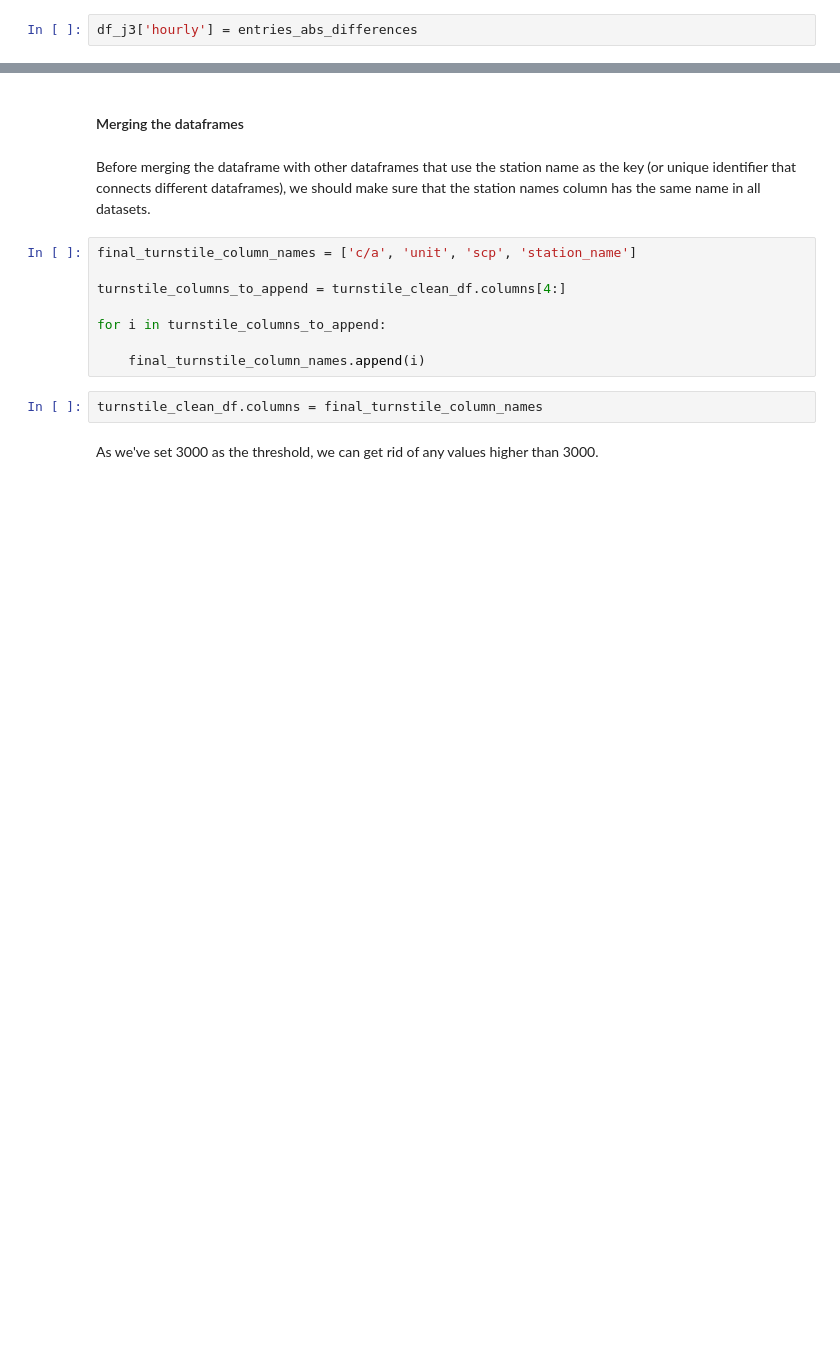
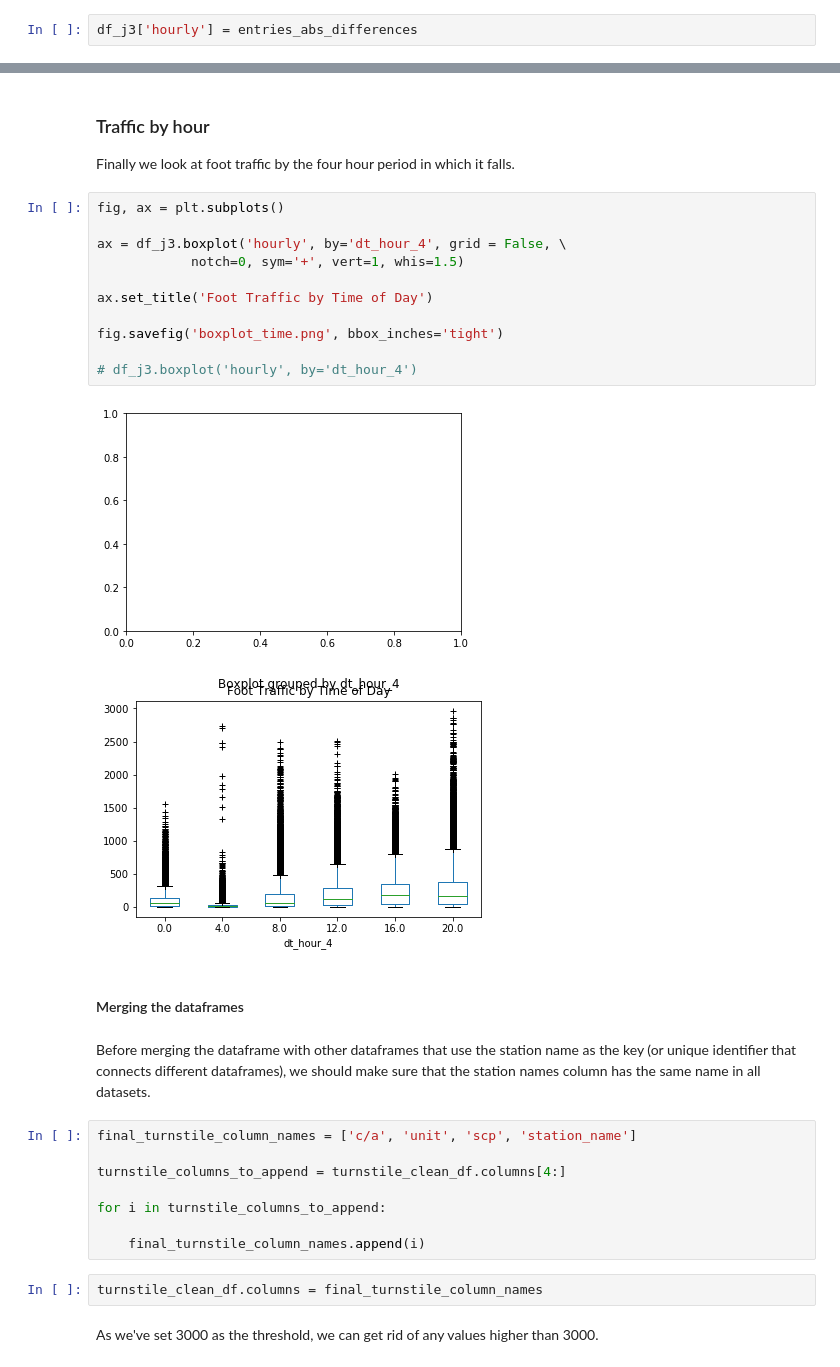
Before and after one commit to jonram91/MTAProject1, a Jupyter notebook: Benson Merging Characteristics to Turnstile Data and Data Visualization.ipynb, the cells around one changed output, grey strips where cells are left out. Saved outputs shown, nothing was run; the diff lists cells and outputs as text; blank space fills up the shorter version.

```diff
--- a/Benson Merging Characteristics to Turnstile Data and Data Visualization.ipynb
+++ b/Benson Merging Characteristics to Turnstile Data and Data Visualization.ipynb
@@ -57,3 +137,21 @@ df_j3['hourly'] = entries_abs_differences
+# %% [markdown]
+### Traffic by hour
+
+Finally we look at foot traffic by the four hour period in which it falls.
+# %%
+fig, ax = plt.subplots()
+
+ax = df_j3.boxplot('hourly', by='dt_hour_4', grid = False, \
+            notch=0, sym='+', vert=1, whis=1.5)
+
+ax.set_title('Foot Traffic by Time of Day')
+
+fig.savefig('boxplot_time.png', bbox_inches='tight')
+
+# df_j3.boxplot('hourly', by='dt_hour_4')
+# %% [output]
+[figure, added]
+[figure, added]
 # %% [markdown]
 <h4> Merging the dataframes </h4>
 # %% [markdown]
```
Also changed, not shown: parts of 18 cells of this notebook.
